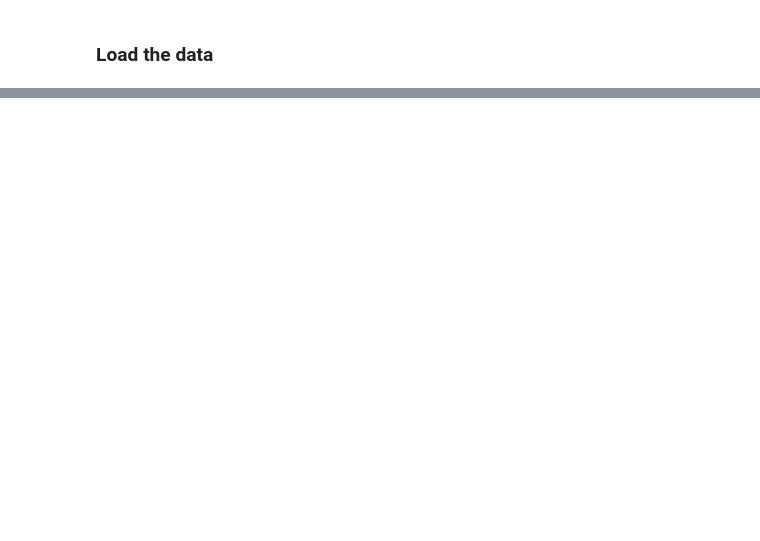
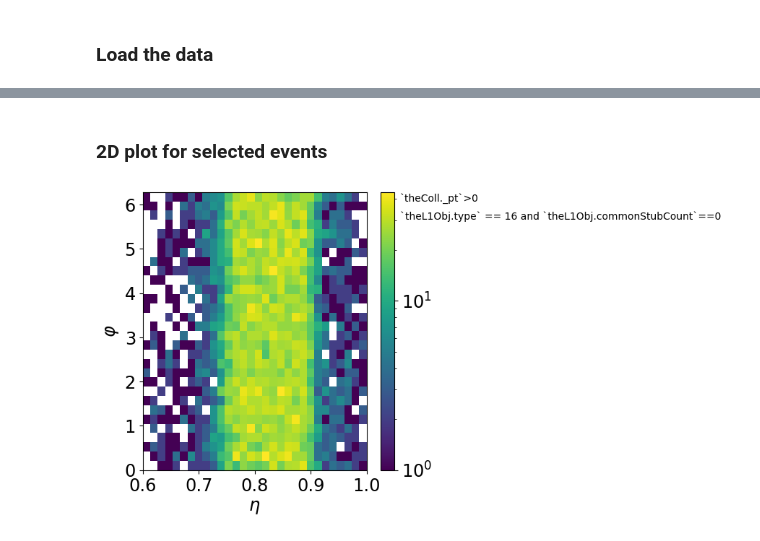
Before and after one commit to PasiekaFUW/Masters_Thesis, a Jupyter notebook: Masters/makePlots.ipynb, the cells around one changed output, grey strips where cells are left out. Drawn from its saved outputs; the diff is of its cells as text; code cells hidden in the pictures; blank space fills up the shorter version.

```diff
--- a/Masters/makePlots.ipynb
+++ b/Masters/makePlots.ipynb
@@ -207,0 +137,28 @@ plt.legend(loc='center left', bbox_to_anchor=(1.01, 0.5))
+# %% [markdown]
+### 2D plot for selected events
+# %%
+importlib.reload(pf)
+
+denominatorQuery = '`theColl._pt`>0'
+numeratorQuery = pf.samQuery+ " and `theL1Obj.commonStubCount`==0"
+df, _ = filterData(denominatorQuery, numeratorQuery, data_prompt, ptCut=0)
+
+fig, axis = plt.subplots(1,1, figsize=(5,5))
+
+counst,xbins,ybins,image = axis.hist2d(df['theColl._eta'],  df['theColl._phi'],
+           bins=(30,30), range=[[0.6, 1],[0,2*np.pi]],
+           norm=LogNorm(), cmap='viridis')
+plt.colorbar(image, ax=plt.gca())
+
+axis.set_xlabel(r'$\eta$')
+axis.set_ylabel(r'$\varphi$')
+
+x = xbins[-1]  + 0.15*(xbins[-1] - xbins[0])
+y = ybins[-2]
+text = denominatorQuery
+axis.text(x,y,text)
+text = numeratorQuery
+y = ybins[-4]
+axis.text(x,y,text);
+# %% [output]
+[figure, added]
```
Also changed, not shown: parts of 19 cells of this notebook, 10 other files.
